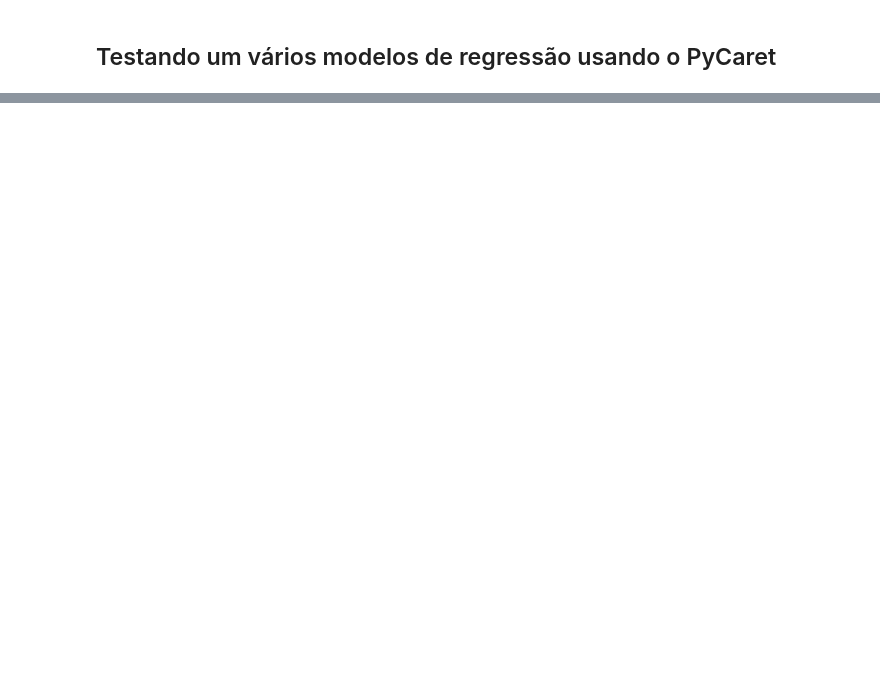
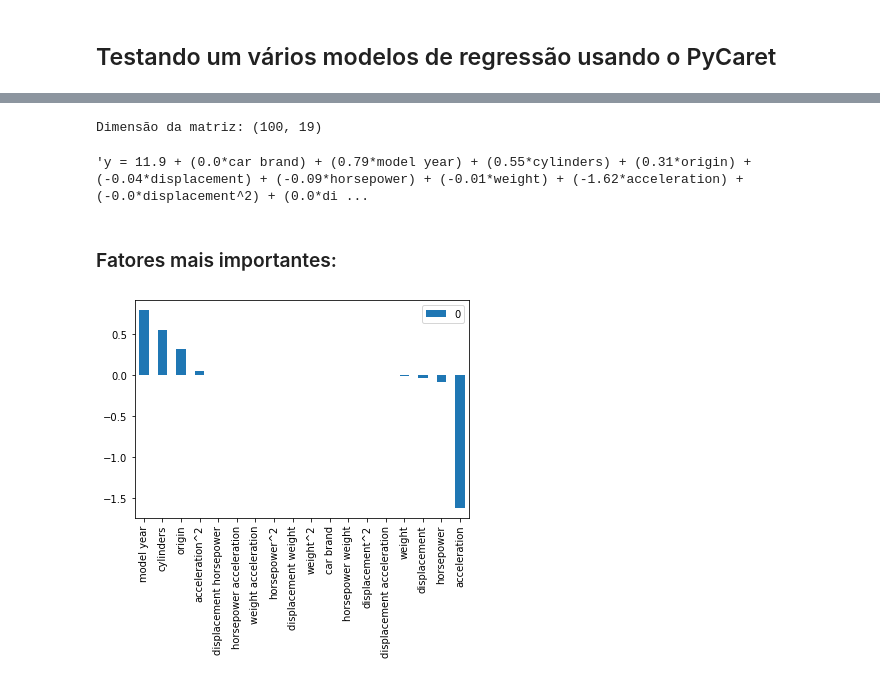
Before and after one commit to Carne-de-Pescoco/kaggle-used-car, a Jupyter notebook: notebooks/3_modeling_evaluation_suto.ipynb, the cells around one changed output, grey strips where cells are left out. Cells and saved outputs as stored; diff of their text form; code cells hidden in the pictures; blank space fills up the shorter version.

```diff
--- a/notebooks/3_modeling_evaluation_suto.ipynb
+++ b/notebooks/3_modeling_evaluation_suto.ipynb
@@ -94,0 +109,9 @@ IntProgress(value=0, description='Processing: ', max=99)
+# %%
+model = ElasticNet(**grid_search.best_params_, random_state=random_state)
+model.fit(X, y)
+
+cross = cross_validate(model, X, y, cv=3, scoring=scoring,
+                       return_train_score=True, return_estimator=True, n_jobs=-1)
+
+for key in ['test_score', 'train_score']:
+    print(f"""{key}: {round(-cross[key].mean(), 3)}""")
@@ -94,0 +121,3 @@ IntProgress(value=0, description='Processing: ', max=99)
+# %%
+lst_columns = X_train_encoded.columns.tolist()[:-1]
+coef_importance = pd.DataFrame(data=model.coef_.reshape(1,-1), columns=lst_columns)
@@ -94,0 +172,30 @@ IntProgress(value=0, description='Processing: ', max=99)
+# %%
+# Criando um dataset com valores de X igualmente espaçados para gerar as retas.
+df_reg = create_linspace_df(X_test_encoded, features_list=lst_columns)
+
+# Obtendo as equações de reta para cada relação "fator vs 'mpg'".
+dct_equations = {}
+
+model = ElasticNet(**grid_search.best_params_, random_state=random_state)
+model.fit(X, y)
+
+str_equation = "y = "+str(round(model.intercept_, 2))
+
+for coef, feature in zip(model.coef_, lst_columns):
+    str_equation += " + (" + str(round(coef, 2)) + "*"+feature+")"
+
+df_reg["y_pred_mpg"] = model.predict(df_reg)
+
+print(f"Dimensão da matriz: {df_reg.shape}")
+
+str_equation
+# %% [output]
+Dimensão da matriz: (100, 19)
+'y = 11.9 + (0.0*car brand) + (0.79*model year) + (0.55*cylinders) + (0.31*origin) + (-0.04*displacement) + (-0.09*horsepower) + (-0.01*weight) + (-1.62*acceleration) + (-0.0*displacement^2) + (0.0*di ...
+# %% [markdown]
+### Fatores mais importantes:
+# %%
+coef_importance = pd.DataFrame.from_dict(dict(zip(lst_columns, model.coef_)), orient='index')
+coef_importance.sort_values(by=0, ascending=False).plot(kind='bar');
+# %% [output]
+[figure, added]
```
Also changed, not shown: parts of 12 cells of this notebook, 4 other files.
